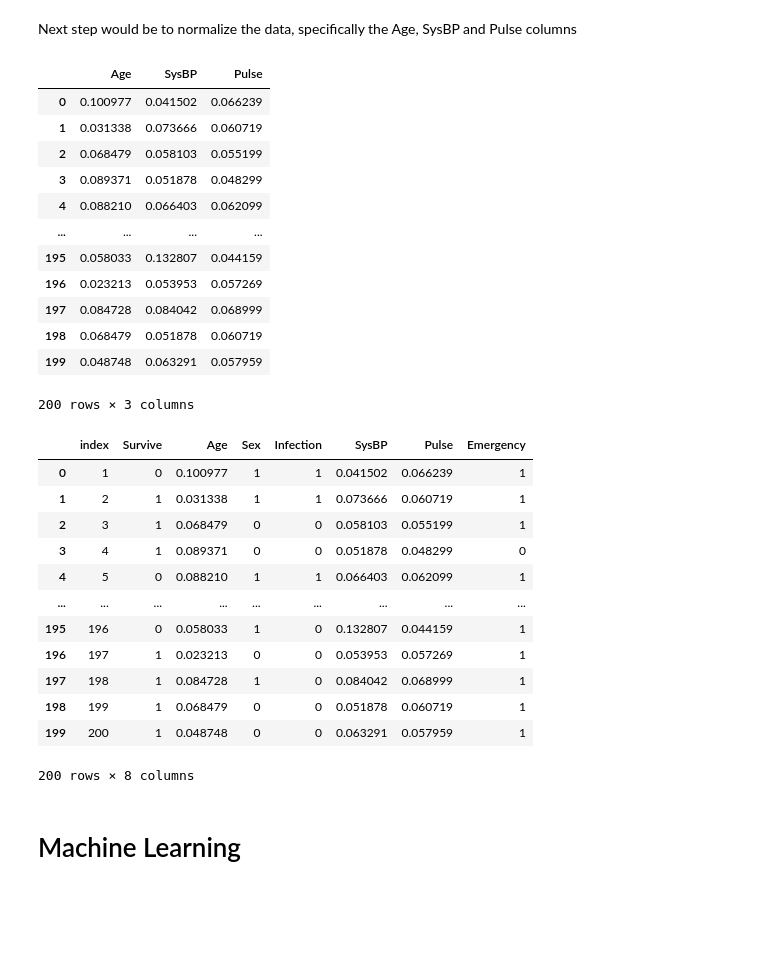
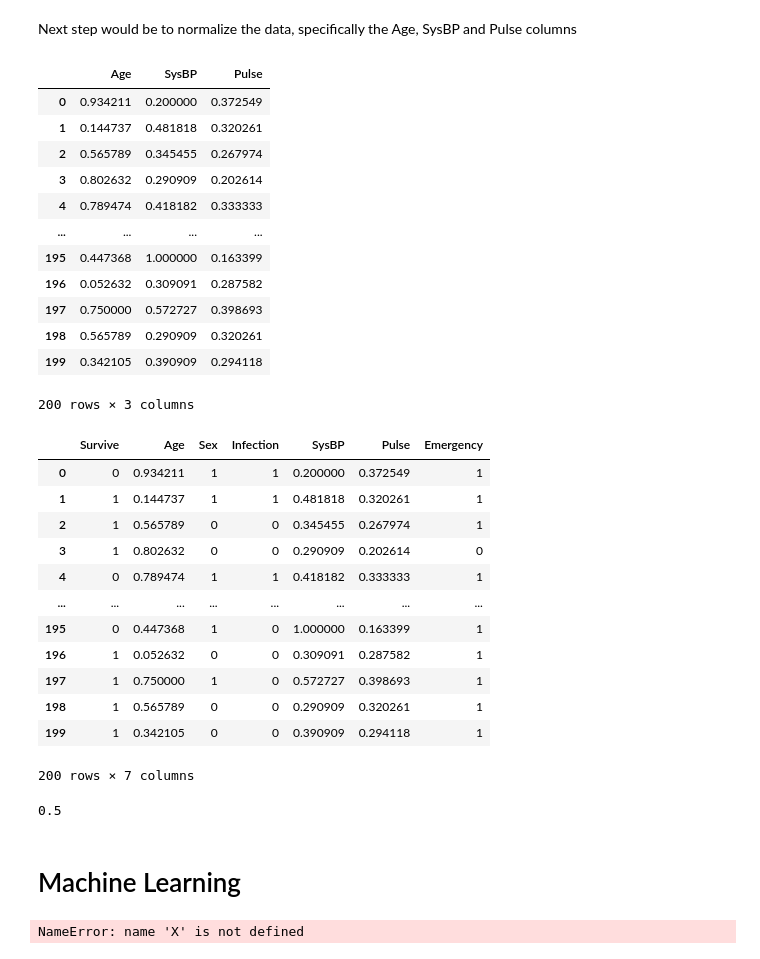
Before and after one commit to jayysinn98/SGH-Submission, a Jupyter notebook: Code.ipynb, the cells around one changed output. Cells and saved outputs as stored; diff of their text form; code cells hidden in the pictures; blank space fills up the shorter version.

Commit message:
changed to minmaxscaler, added smote

```diff
--- a/Code.ipynb
+++ b/Code.ipynb
@@ -20,7 +20,8 @@ Requirement already satisfied: fonttools>=4.22.0 in /Library/Frameworks/Python.f
 Note: you may need to restart the kernel to use updated packages.
 # %%
 import pandas as pd
-data = pd.read_csv("ICU.csv", index_col = 0)
+data = pd.read_csv("ICU.csv", index_col= 0)
+data.index -= 1
 data
 # %% [output]
 |  | ID | Survive | Age | AgeGroup | Sex | Infection | SysBP | Pulse | Emergency |
@@ -153,6 +154,3 @@ There is negligible difference between the survival rates in the 2 groups. Let's
 Remove the ID,AgeGroup and Normal Pulse features.
 ID will not be useful in prediction
 AgeGroup and Normal Pulse aren't exactly needed as we already have the patients' ages and pulse rates
-# %%
-data.reset_index(inplace = True)
-data
@@ -175,39 +174,41 @@ data = data.drop(columns = ['ID','AgeGroup','Normal Pulse'])
 # %% [markdown]
 Next step would be to normalize the data, specifically the Age, SysBP and Pulse columns
 # %%
-from sklearn import preprocessing
-normalized_df = pd.DataFrame(preprocessing.normalize(data[['Age','SysBP','Pulse']], axis = 0), columns = ('Age','SysBP','Pulse'))
-normalized_df
+from sklearn.preprocessing import MinMaxScaler
+scaler = MinMaxScaler()
+scaler.fit(pd.DataFrame(data[['Age','SysBP','Pulse']]))
+scaled_df = pd.DataFrame(scaler.transform(pd.DataFrame(data[['Age','SysBP','Pulse']])), columns = ('Age','SysBP','Pulse'))
+scaled_df
 # %% [output]
 |  | Age | SysBP | Pulse |
-| 0 | 0.100977 | 0.041502 | 0.066239 |
-| 1 | 0.031338 | 0.073666 | 0.060719 |
-| 2 | 0.068479 | 0.058103 | 0.055199 |
-| 3 | 0.089371 | 0.051878 | 0.048299 |
-| 4 | 0.088210 | 0.066403 | 0.062099 |
+| 0 | 0.934211 | 0.200000 | 0.372549 |
+| 1 | 0.144737 | 0.481818 | 0.320261 |
+| 2 | 0.565789 | 0.345455 | 0.267974 |
+| 3 | 0.802632 | 0.290909 | 0.202614 |
+| 4 | 0.789474 | 0.418182 | 0.333333 |
 | ... | ... | ... | ... |
-| 195 | 0.058033 | 0.132807 | 0.044159 |
-| 196 | 0.023213 | 0.053953 | 0.057269 |
-| 197 | 0.084728 | 0.084042 | 0.068999 |
-| 198 | 0.068479 | 0.051878 | 0.060719 |
-| 199 | 0.048748 | 0.063291 | 0.057959 |
+| 195 | 0.447368 | 1.000000 | 0.163399 |
+| 196 | 0.052632 | 0.309091 | 0.287582 |
+| 197 | 0.750000 | 0.572727 | 0.398693 |
+| 198 | 0.565789 | 0.290909 | 0.320261 |
+| 199 | 0.342105 | 0.390909 | 0.294118 |
 200 rows × 3 columns
 # %%
-data['Age'] = normalized_df['Age']
-data['SysBP'] = normalized_df['SysBP']
-data['Pulse'] = normalized_df['Pulse']
+data['Age'] = scaled_df['Age']
+data['SysBP'] = scaled_df['SysBP']
+data['Pulse'] = scaled_df['Pulse']
 data
 # %% [output]
-|  | index | Survive | Age | Sex | Infection | SysBP | Pulse | Emergency |
-| 0 | 1 | 0 | 0.100977 | 1 | 1 | 0.041502 | 0.066239 | 1 |
-| 1 | 2 | 1 | 0.031338 | 1 | 1 | 0.073666 | 0.060719 | 1 |
-| 2 | 3 | 1 | 0.068479 | 0 | 0 | 0.058103 | 0.055199 | 1 |
-| 3 | 4 | 1 | 0.089371 | 0 | 0 | 0.051878 | 0.048299 | 0 |
-| 4 | 5 | 0 | 0.088210 | 1 | 1 | 0.066403 | 0.062099 | 1 |
-| ... | ... | ... | ... | ... | ... | ... | ... | ... |
-| 195 | 196 | 0 | 0.058033 | 1 | 0 | 0.132807 | 0.044159 | 1 |
-| 196 | 197 | 1 | 0.023213 | 0 | 0 | 0.053953 | 0.057269 | 1 |
-| 197 | 198 | 1 | 0.084728 | 1 | 0 | 0.084042 | 0.068999 | 1 |
-| 198 | 199 | 1 | 0.068479 | 0 | 0 | 0.051878 | 0.060719 | 1 |
-| 199 | 200 | 1 | 0.048748 | 0 | 0 | 0.063291 | 0.057959 | 1 |
+|  | Survive | Age | Sex | Infection | SysBP | Pulse | Emergency |
+| 0 | 0 | 0.934211 | 1 | 1 | 0.200000 | 0.372549 | 1 |
+| 1 | 1 | 0.144737 | 1 | 1 | 0.481818 | 0.320261 | 1 |
+| 2 | 1 | 0.565789 | 0 | 0 | 0.345455 | 0.267974 | 1 |
+| 3 | 1 | 0.802632 | 0 | 0 | 0.290909 | 0.202614 | 0 |
+| 4 | 0 | 0.789474 | 1 | 1 | 0.418182 | 0.333333 | 1 |
+| ... | ... | ... | ... | ... | ... | ... | ... |
+| 195 | 0 | 0.447368 | 1 | 0 | 1.000000 | 0.163399 | 1 |
+| 196 | 1 | 0.052632 | 0 | 0 | 0.309091 | 0.287582 | 1 |
+| 197 | 1 | 0.750000 | 1 | 0 | 0.572727 | 0.398693 | 1 |
+| 198 | 1 | 0.565789 | 0 | 0 | 0.290909 | 0.320261 | 1 |
+| 199 | 1 | 0.342105 | 0 | 0 | 0.390909 | 0.294118 | 1 |
-200 rows × 8 columns
+200 rows × 7 columns
@@ -214,4 +218,15 @@ data
+# %%
+from imblearn.over_sampling import SMOTE
+sm = SMOTE(random_state=888)
+X_new, y_new = sm.fit_resample(X,y)
+sum(y_new)/len(y_new)
+# %% [output]
+0.5
 # %% [markdown]
 # Machine Learning
 # %%
 from sklearn.linear_model import LogisticRegression
+# %%
+logreg = LogisticRegression(random_state=888).fit(X, y)
+# %% [output]
+NameError: name 'X' is not defined
```
Also changed, not shown: parts of 6 cells of this notebook.
